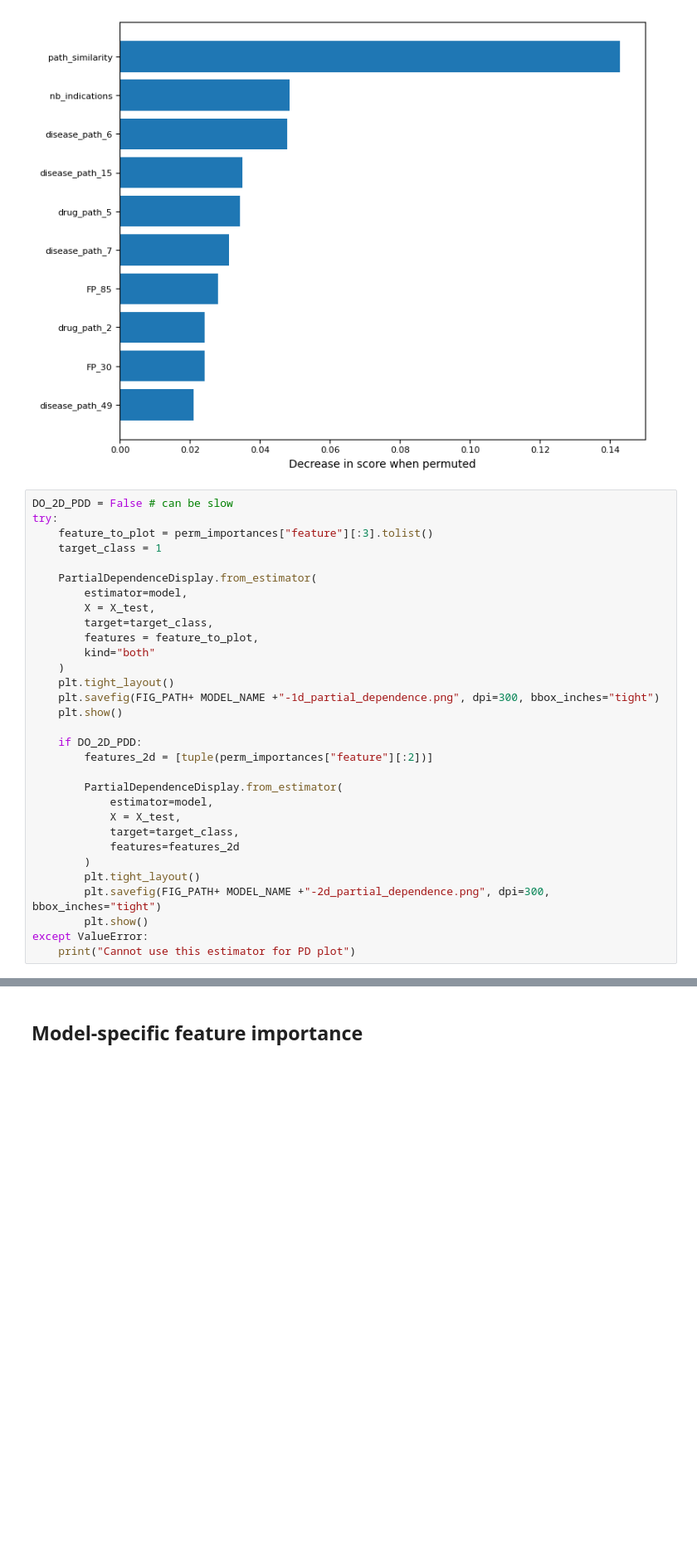
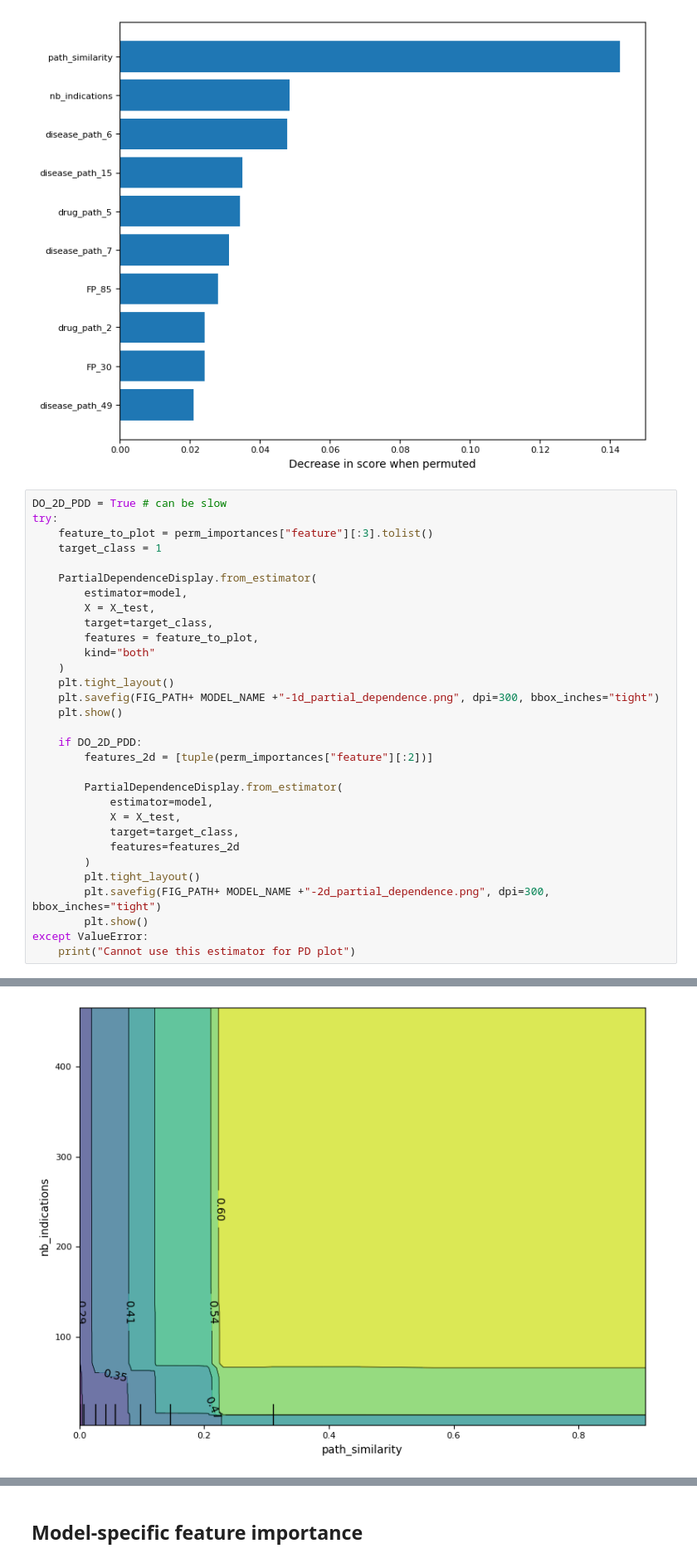
Before and after one commit to Vladislav-Antipin/DALAS-Project, a Jupyter notebook: notebooks/04-model_training.ipynb, the cells around one changed output, grey strips where cells are left out. Shown at 83% size. Cells and saved outputs as stored; diff of their text form; blank space fills up the shorter version.

```diff
--- a/notebooks/04-model_training.ipynb
+++ b/notebooks/04-model_training.ipynb
@@ -515,35 +463,36 @@ plt.show()
 # %% [output]
 [figure]
 # %%
-DO_2D_PDD = False # can be slow
+DO_2D_PDD = True # can be slow
 try:
     feature_to_plot = perm_importances["feature"][:3].tolist()
     target_class = 1
 
     PartialDependenceDisplay.from_estimator(
         estimator=model,
         X = X_test,
         target=target_class,
         features = feature_to_plot,
         kind="both"
     )
     plt.tight_layout()
     plt.savefig(FIG_PATH+ MODEL_NAME +"-1d_partial_dependence.png", dpi=300, bbox_inches="tight")
     plt.show()
 
     if DO_2D_PDD:
         features_2d = [tuple(perm_importances["feature"][:2])]
 
         PartialDependenceDisplay.from_estimator(
             estimator=model,
             X = X_test,
             target=target_class,
             features=features_2d
         )
         plt.tight_layout()
         plt.savefig(FIG_PATH+ MODEL_NAME +"-2d_partial_dependence.png", dpi=300, bbox_inches="tight")
         plt.show()
 except ValueError:
     print("Cannot use this estimator for PD plot")
 # %% [output]
 [figure]
+[figure, added]
```
Also changed, not shown: parts of 14 cells of this notebook, 11 other files.
